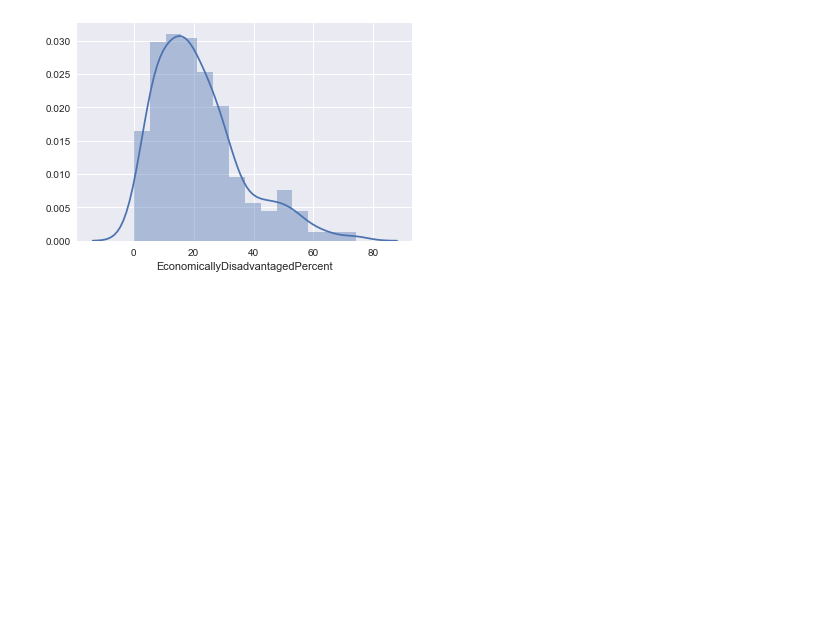
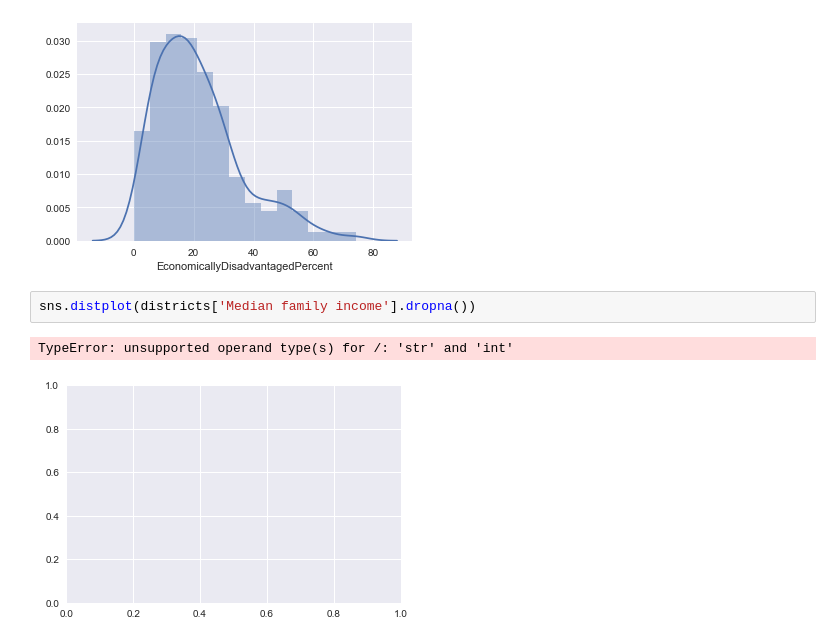
Before and after one commit to t1m0thy/datadad, a Jupyter notebook: SchoolDataMerge.ipynb, the cells around one changed output. Saved outputs shown, nothing was run; the diff lists cells and outputs as text; blank space fills up the shorter version.

```diff
--- a/SchoolDataMerge.ipynb
+++ b/SchoolDataMerge.ipynb
@@ -193,3 +197,8 @@ sns.distplot(districts['EconomicallyDisadvantagedPercent'].dropna())
 # %% [output]
 <matplotlib.axes._subplots.AxesSubplot at 0x...>
 [figure]
+# %%
+sns.distplot(districts['Median family income'].dropna())
+# %% [output]
+TypeError: unsupported operand type(s) for /: 'str' and 'int'
+[figure, added]
```
Also changed, not shown: parts of 3 cells of this notebook.
